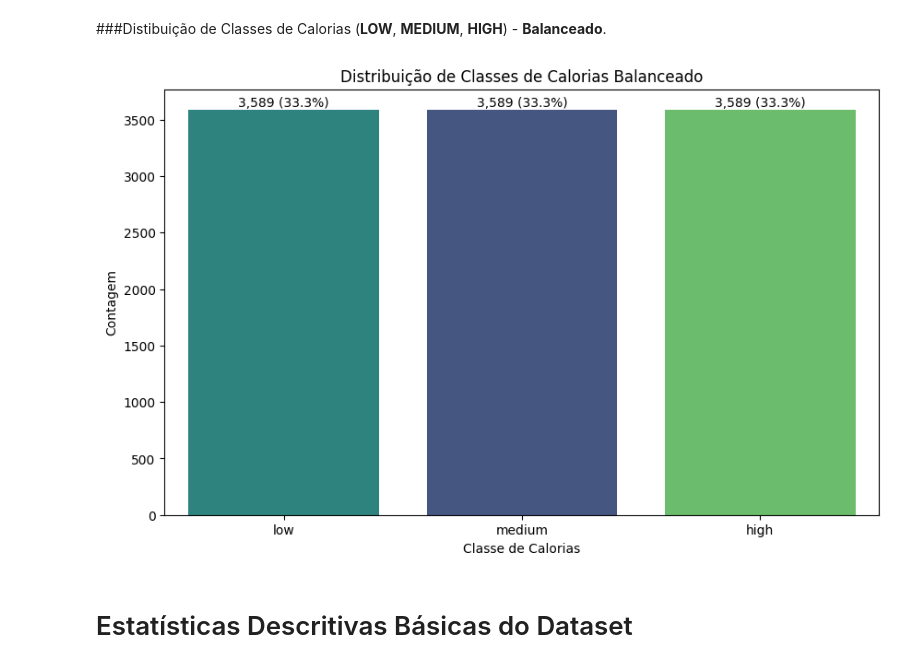
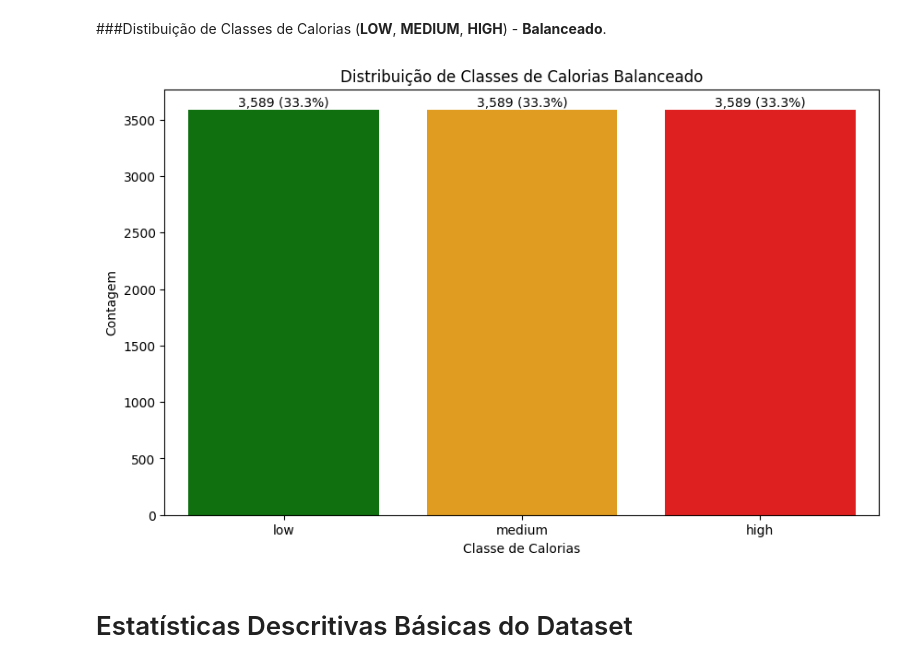
Before and after one commit to MGuidolini/PUC-MVP, a Jupyter notebook: Cópia_de_MVP_Analise_de_Dados_e_Boas_práticas_final.ipynb, the cells around one changed output. Drawn from its saved outputs; the diff is of its cells as text; code cells hidden in the pictures.

```diff
--- a/Cópia_de_MVP_Analise_de_Dados_e_Boas_práticas_final.ipynb
+++ b/Cópia_de_MVP_Analise_de_Dados_e_Boas_práticas_final.ipynb
@@ -174,7 +174,9 @@ Não teve retorno de nehum valor nulo.
 # %%
 plt.figure(figsize=(10, 6))
+# Define a custom palette
+palette_class_colors = {'low': 'green', 'medium': 'orange', 'high': 'red'}
 # gráfico de barras simples
-ax = sns.countplot(x='Classe_de_Calorias', data=dafr_Calorias, hue='Classe_de_Calorias', palette='viridis', legend=False, order=['low', 'medium', 'high'])
+ax = sns.countplot(x='Classe_de_Calorias', data=dafr_Calorias, hue='Classe_de_Calorias', palette=palette_class_colors, legend=False, order=['low', 'medium', 'high'])
 plt.title('Distribuição de Classes de Calorias')
 plt.xlabel('Classe de Calorias')
 plt.ylabel('Contagem')
@@ -288,23 +290,25 @@ dtype: int64
 ###Distibuição de Classes de Calorias (**LOW**, **MEDIUM**, **HIGH**) - **Balanceado**.
 # %%
 plt.figure(figsize=(10, 6))
+# Define a custom palette
+palette_class_colors = {'low': 'green', 'medium': 'orange', 'high': 'red'}
 # gráfico de barras simples
-ax = sns.countplot(x='Classe_de_Calorias', data=dafr_Calorias_balanced, hue='Classe_de_Calorias', palette='viridis', legend=False, order=['low', 'medium', 'high'])
+ax = sns.countplot(x='Classe_de_Calorias', data=dafr_Calorias_balanced, hue='Classe_de_Calorias', palette=palette_class_colors, legend=False, order=['low', 'medium', 'high'])
 plt.title('Distribuição de Classes de Calorias Balanceado')
 plt.xlabel('Classe de Calorias')
 plt.ylabel('Contagem')
 
 # Calcular as contagens e porcentagens
 total = len(dafr_Calorias_balanced)
 for p in ax.patches:
     percentage = '{:.1f}%'.format(100 * p.get_height()/total)
     x = p.get_x() + p.get_width() / 2
     y = p.get_height()
     ax.annotate(f'{int(p.get_height()):,.0f} ({percentage})', (x, y), ha='center', va='bottom', fontsize=10, color='black')
 
 plt.show()
 # %% [output]
-[figure, old version]
+[figure, new version]
 # %% [markdown]
 # Estatísticas Descritivas Básicas do Dataset
 # %% [markdown]
```
Also changed, not shown: parts of 32 cells of this notebook.
